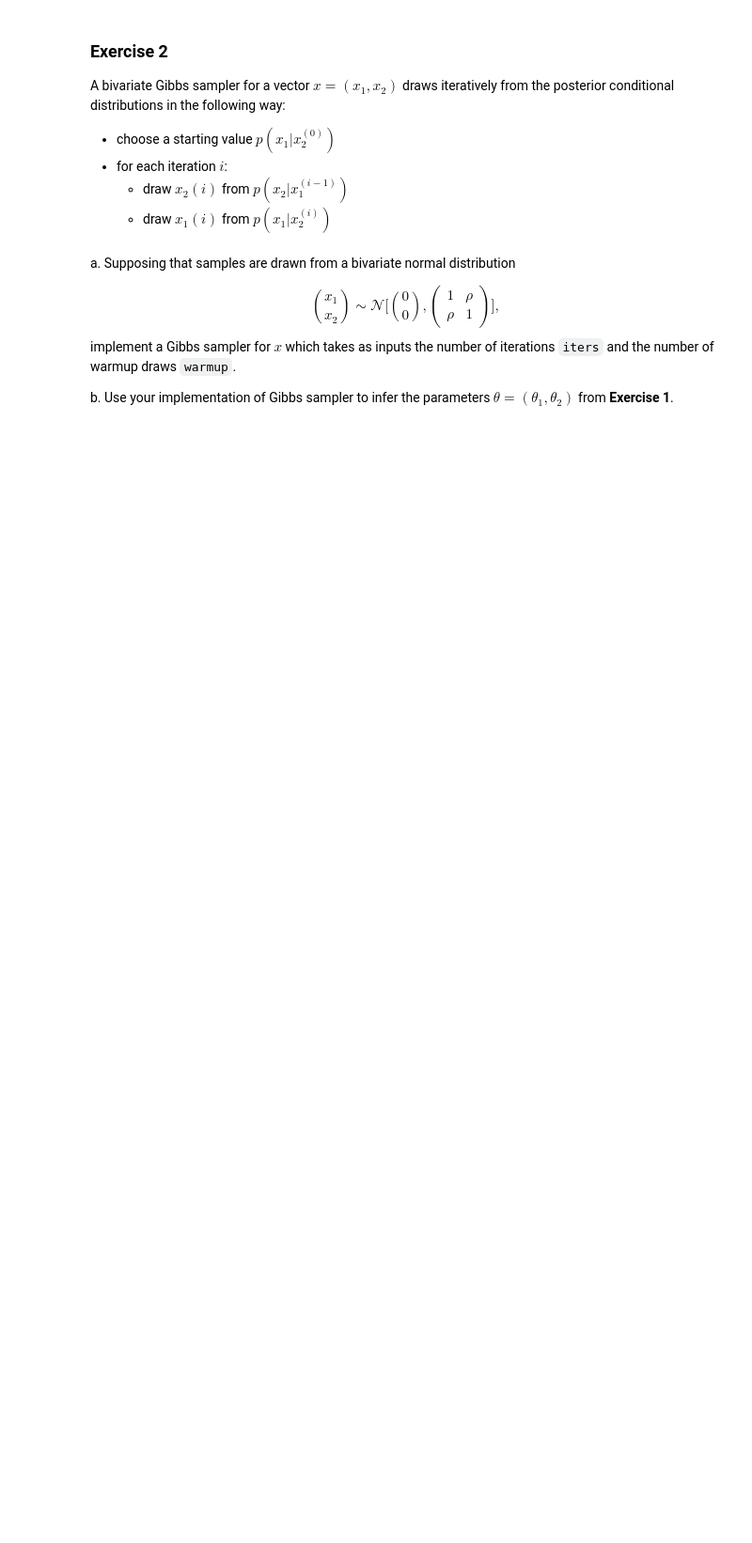
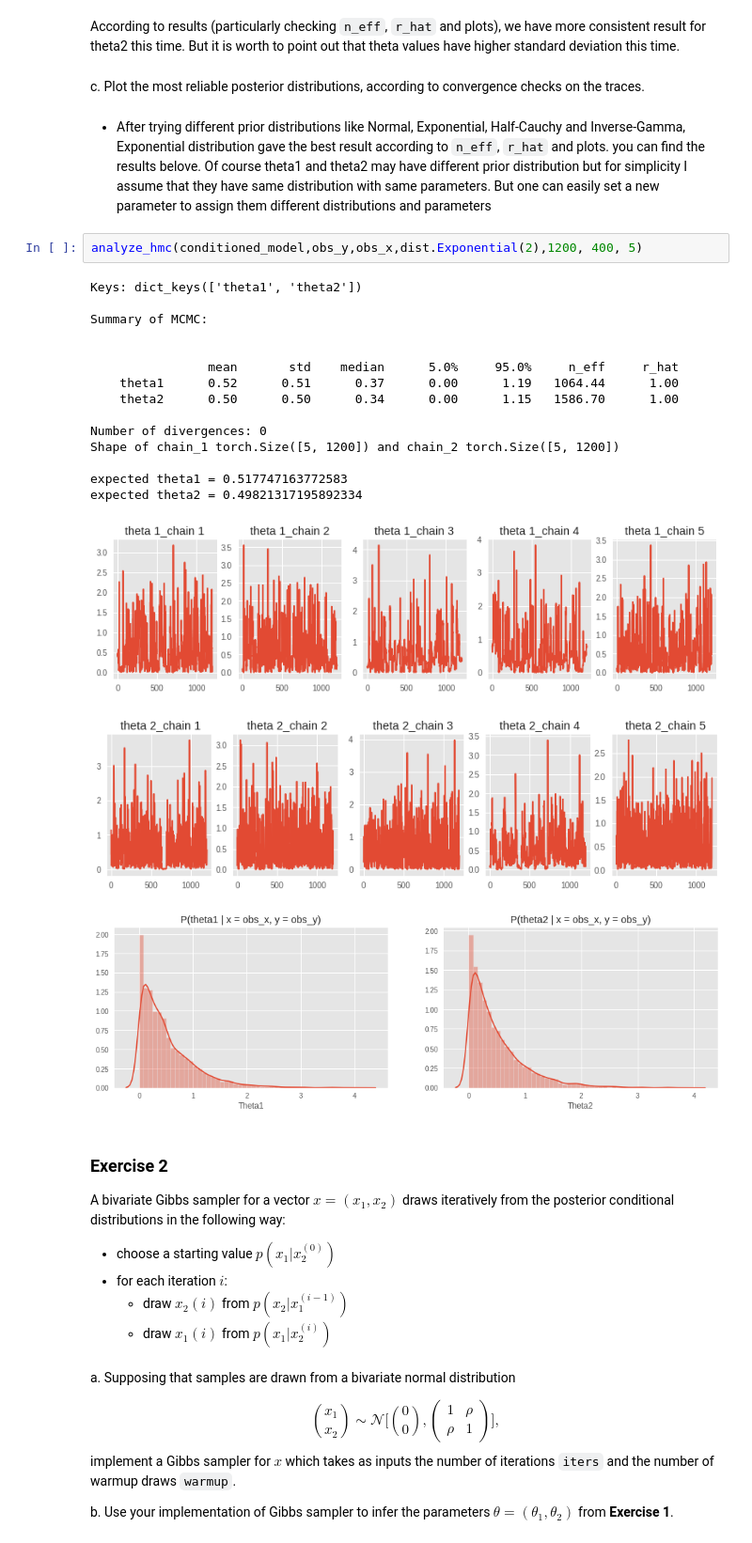
Before and after one commit to demirbilek95/statistical-machine-learning, a Jupyter notebook: homeworks/homework_04.ipynb, the cells around one changed output. Shown: that part at 94% size. Drawn from its saved outputs; the diff is of its cells as text; blank space fills up the shorter version.

```diff
--- a/homeworks/homework_04.ipynb
+++ b/homeworks/homework_04.ipynb
@@ -84,3 +198,29 @@ AttributeError: 'MCMC' object has no attribute 'summary'
+# %% [markdown]
+According to results (particularly checking `n_eff`, `r_hat` and plots), we have more consistent result for theta2 this time. But it is worth to point out that theta values have higher standard deviation this time.
+# %% [markdown]
+c. Plot the most reliable posterior distributions, according to convergence checks on the traces.
+# %% [markdown]
+- After trying different prior distributions like Normal, Exponential, Half-Cauchy and Inverse-Gamma, Exponential distribution gave the best result according to `n_eff`, `r_hat` and plots. you can find the results belove. Of course theta1 and theta2 may have different prior distribution but for simplicity I assume that they have same distribution with same parameters. But one can easily set a new parameter to assign them different distributions and parameters
+# %%
+analyze_hmc(conditioned_model,obs_y,obs_x,dist.Exponential(2),1200, 400, 5)
+# %% [output]
+Keys: dict_keys(['theta1', 'theta2'])
+
+Summary of MCMC:
+
+
+                mean       std    median      5.0%     95.0%     n_eff     r_hat
+    theta1      0.52      0.51      0.37      0.00      1.19   1064.44      1.00
+    theta2      0.50      0.50      0.34      0.00      1.15   1586.70      1.00
+
+Number of divergences: 0
+Shape of chain_1 torch.Size([5, 1200]) and chain_2 torch.Size([5, 1200])
+
+expected theta1 = 0.517747163772583
+expected theta2 = 0.49821317195892334
+[figure, added]
+[figure, added]
+[figure, added]
 # %% [markdown]
 ### Exercise 2
 
```
Also changed, not shown: parts of 20 cells of this notebook.
